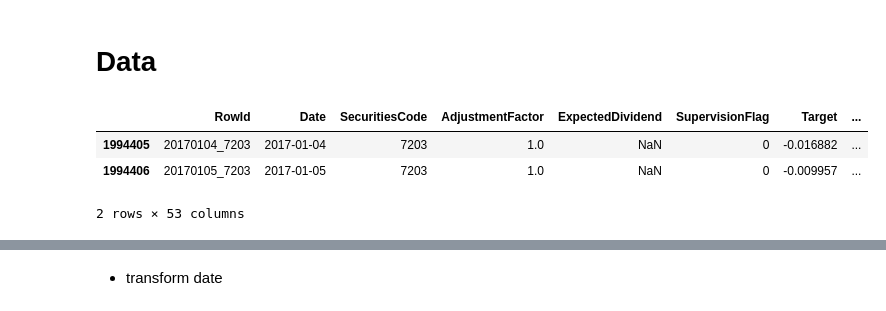
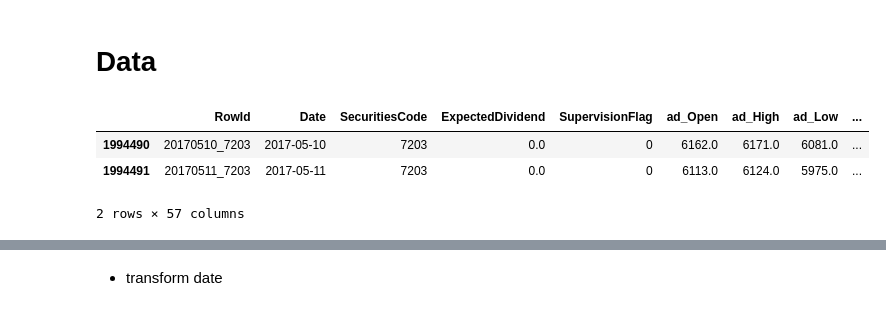
Before and after one commit to valentina-bec/tokyo-stock-exchange, a Jupyter notebook: notebooks/model.ipynb, the cells around one changed output, grey strips where cells are left out. Saved outputs shown, nothing was run; the diff lists cells and outputs as text; code cells hidden in the pictures.

```diff
--- a/notebooks/model.ipynb
+++ b/notebooks/model.ipynb
@@ -28,11 +30,13 @@ mpl.rcParams['axes.grid'] = False
 # %%
-data = pd.read_csv('../data/a_price_financial_fill.csv', parse_dates=['Date'],  index_col=[0])
-df = df_security_code(data)
-del data
+data_train = pd.read_csv('../data/curr_train_data.csv', parse_dates=['Date'],  index_col=[0])
+data_test = pd.read_csv('../data/curr_test_data.csv', parse_dates=['Date'],  index_col=[0])
+df_train = df_security_code(data_train)
+df_test = df_security_code(data_test)
+del data_train, data_test
 # %%
-df.head(2)
+df_train.head(2)
 # %% [output]
-|  | RowId | Date | SecuritiesCode | AdjustmentFactor | ExpectedDividend | SupervisionFlag | Target | ... |
-| 1994405 | 20170104_7203 | 2017-01-04 | 7203 | 1.0 | NaN | 0 | -0.016882 | ... |
-| 1994406 | 20170105_7203 | 2017-01-05 | 7203 | 1.0 | NaN | 0 | -0.009957 | ... |
+|  | RowId | Date | SecuritiesCode | ExpectedDividend | SupervisionFlag | ad_Open | ad_High | ad_Low | ... |
+| 1994490 | 20170510_7203 | 2017-05-10 | 7203 | 0.0 | 0 | 6162.0 | 6171.0 | 6081.0 | ... |
+| 1994491 | 20170511_7203 | 2017-05-11 | 7203 | 0.0 | 0 | 6113.0 | 6124.0 | 5975.0 | ... |
-2 rows × 53 columns
+2 rows × 57 columns
```
Also changed, not shown: parts of 56 cells of this notebook, 2 other files.
